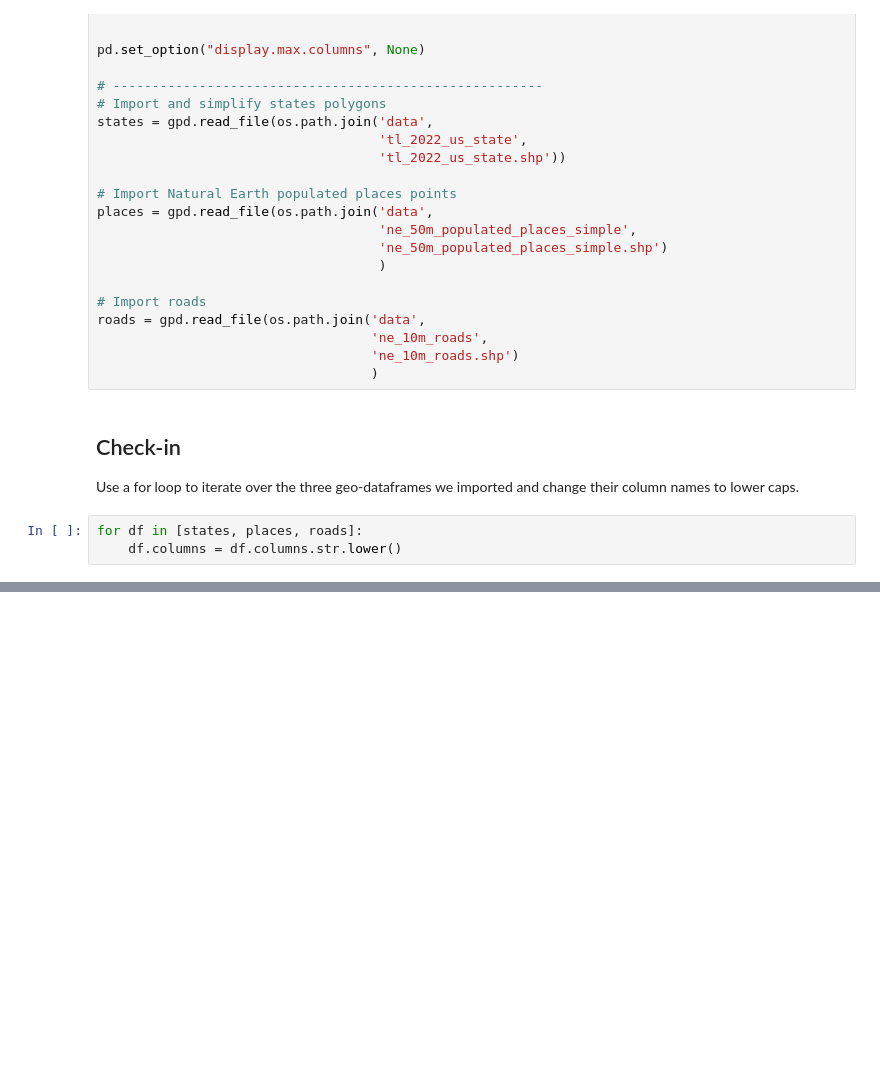
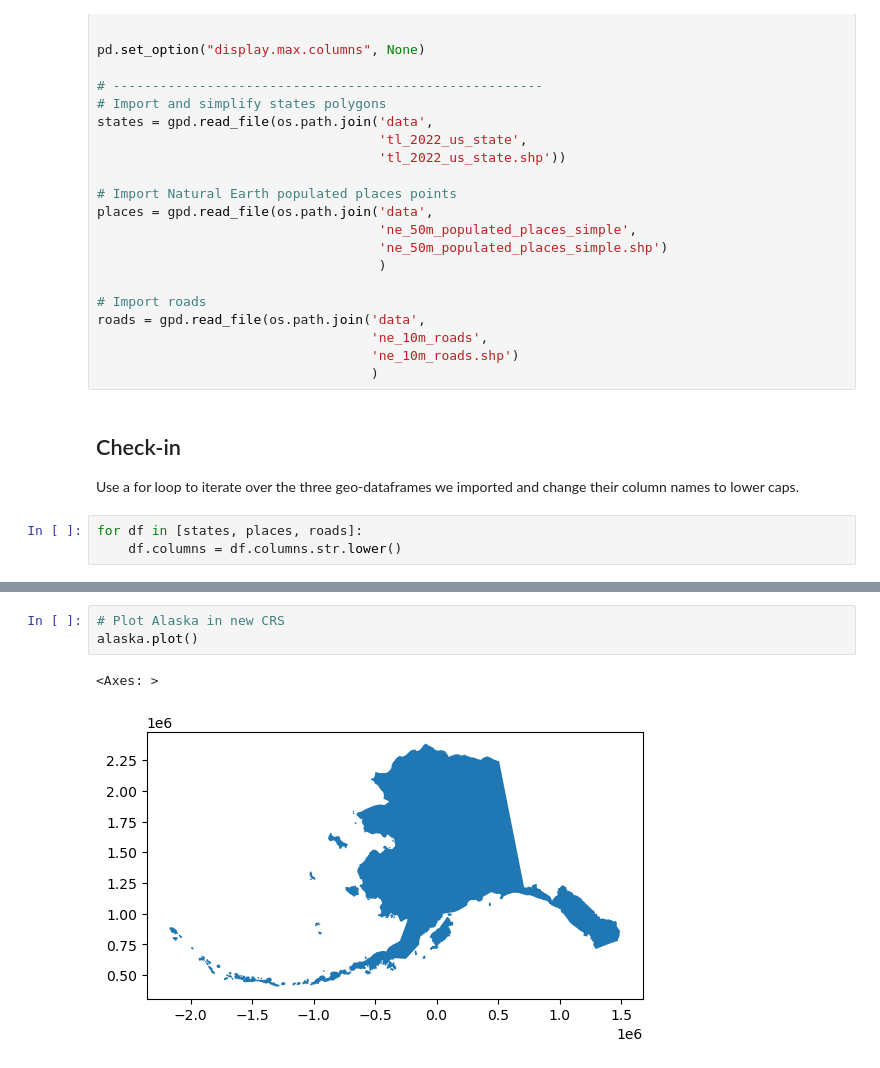
Before and after one commit to zachyyy700/eds220-2025-in-class, a Jupyter notebook: week7-clipping.ipynb, the cells around one changed output, grey strips where cells are left out. Saved outputs shown, nothing was run; the diff lists cells and outputs as text; blank space fills up the shorter version.

```diff
--- a/week7-clipping.ipynb
+++ b/week7-clipping.ipynb
@@ -57,0 +95,6 @@ for df in [states, places, roads]:
+# %%
+# Plot Alaska in new CRS
+alaska.plot()
+# %% [output]
+<Axes: >
+[figure, added]
```
Also changed, not shown: parts of 16 cells of this notebook.
